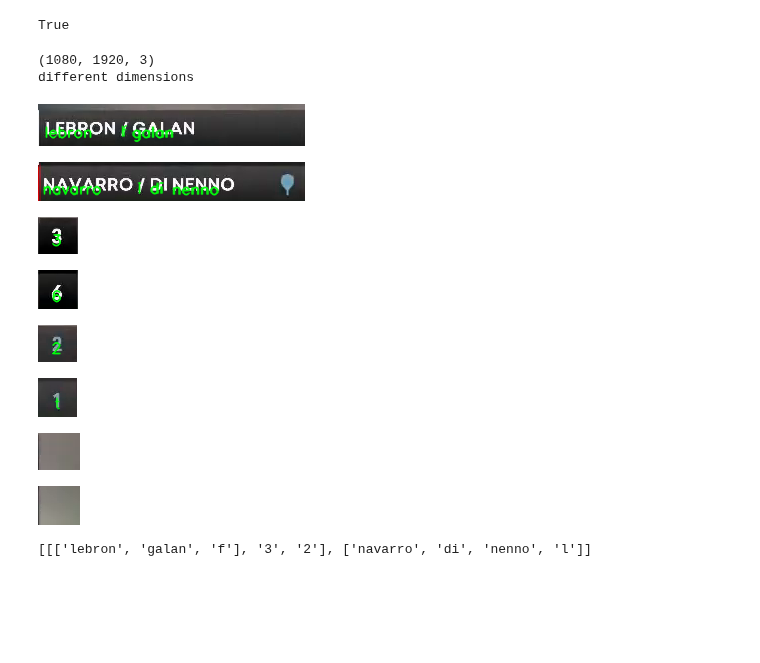
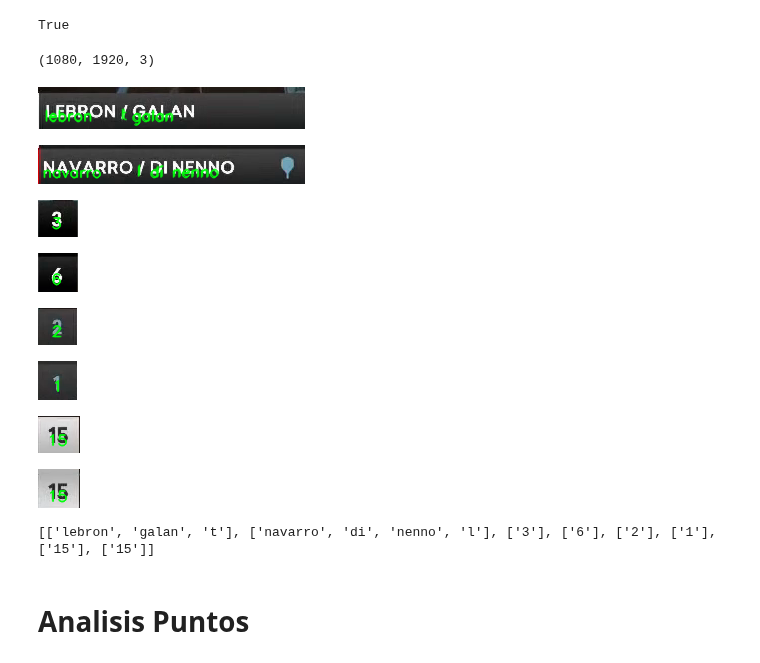
Before and after one commit to VictorUceda/TrackNet-Padel, a Jupyter notebook: Analisis_hits_padel.ipynb, the cells around one changed output. Saved outputs shown, nothing was run; the diff lists cells and outputs as text; code cells hidden in the pictures; blank space fills up the shorter version.

```diff
--- a/Analisis_hits_padel.ipynb
+++ b/Analisis_hits_padel.ipynb
@@ -582,43 +589,54 @@ def parse_marcador(pipeline, frame, debug=False):
   import numpy as np
   import cv2
   from google.colab.patches import cv2_imshow # for image display
 
   box = [[98,25, 276,53, 0], [98,53, 276,79, 0], [276,28, 303,53, 0], [276,53, 303,79, 0], [303,28, 329,53, 0], [303,53, 329,79, 0], [329,28, 357,53, 1], [329,53, 357,79, 1] ]
   dim = [720, 1280]#[1080, 1920]
   if dim[0]!=frame.shape[0] or dim[1]!=frame.shape[1]:
-    print("different dimensions")
     r_x, r_y = frame.shape[1]/dim[1], frame.shape[0]/dim[0]
     box = [[int(b[0]*r_x), int(b[1]*r_y), int(b[2]*r_x), int(b[3]*r_y), b[4]] for b in box]
   images = [frame[b[1]:b[3], b[0]:b[2]] for b in box]
   inv_images = [cv2.bitwise_not(img) for img in images]
   prediction_groups = pipeline.recognize(images)
   prediction_groups_inv = pipeline.recognize(inv_images)
 
   if debug:
     for pred, pred_i, img in zip(prediction_groups, prediction_groups_inv, images):
-      print("")
       for p in pred+pred_i:
         cv2.putText(img, str(p[0]), (int(p[1][3][0]),int(p[1][3][1])), cv2.FONT_HERSHEY_SIMPLEX, 0.5, (10, 255, 0), 1, cv2.LINE_AA)
       cv2_imshow(img)
-
-  return [[[p[0] for p in prediction_groups[0]], prediction_groups[2][0][0], prediction_groups[4][0][0]], \
-          [p[0] for p in prediction_groups[1]] ]
+  res1, res2 = [], []
+  return [[p[0] for p in pred if len(p)>0] for pred in prediction_groups]
+  if len(prediction_groups)>1:
+    res1.append([p[0] for p in prediction_groups[0]])
+    res2.append([p[0] for p in prediction_groups[1]])
+  if len(prediction_groups)>3:
+    res1.append(prediction_groups[2][0][0])
+    res2.append(prediction_groups[3][0][0])
+  if len(prediction_groups)>5:
+    res1.append(prediction_groups[4][0][0])
+    res2.append(prediction_groups[5][0][0])
+  if len(prediction_groups[6])>7:
+    res1.append(prediction_groups[6][0][0])
+    res2.append(prediction_groups[7][0][0])
+  return [res1, res2 ]
 
 # Get a set of three example images
 #image = keras_ocr.tools.read(path+'100 frame.png')
 
-frame = keras_ocr.tools.read(path+'10 frame.png')
+frame = keras_ocr.tools.read(path+'70 frame.png')
 print(frame.shape)
 print(parse_marcador(pipeline, frame , True))
 # %% [output]
 (1080, 1920, 3)
-different dimensions
-[figure, old version]
+[figure, new version]
 [figure]
-[figure, old version]
+[figure, new version]
 [figure]
-[figure, old version]
+[figure, new version]
 [figure]
-[figure, old version]
+[figure, new version]
-[figure, old version]
+[figure, new version]
-[[['lebron', 'galan', 'f'], '3', '2'], ['navarro', 'di', 'nenno', 'l']]
+[['lebron', 'galan', 't'], ['navarro', 'di', 'nenno', 'l'], ['3'], ['6'], ['2'], ['1'], ['15'], ['15']]
+# %% [markdown]
+# Analisis Puntos
```
Also changed, not shown: parts of 3 cells of this notebook.
